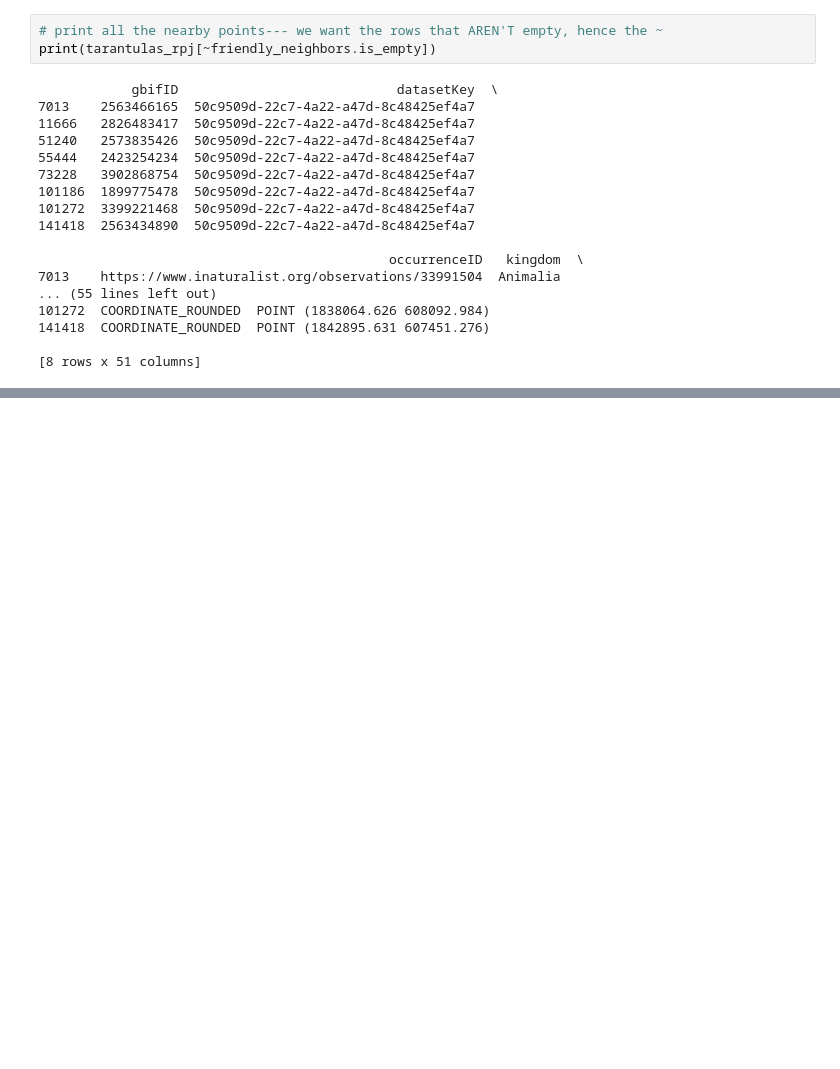
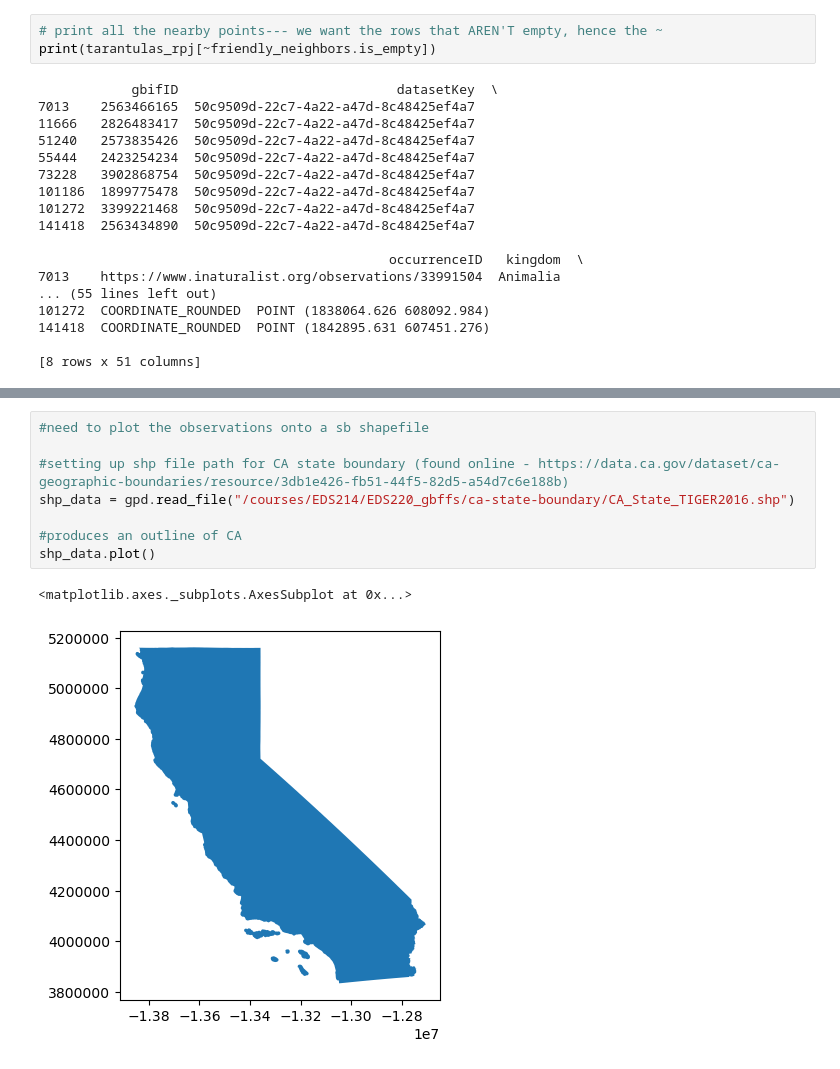
Before and after one commit to erica-bishop/eds220-finalproject, a Jupyter notebook: FINAL_workingcopy.ipynb, the cells around one changed output, grey strips where cells are left out. Drawn from its saved outputs; the diff is of its cells as text; blank space fills up the shorter version.

```diff
--- a/FINAL_workingcopy.ipynb
+++ b/FINAL_workingcopy.ipynb
@@ -299,0 +399,11 @@ print(tarantulas_rpj[~friendly_neighbors.is_empty])
+# %%
+#need to plot the observations onto a sb shapefile
+
+#setting up shp file path for CA state boundary (found online - https://data.ca.gov/dataset/ca-geographic-boundaries/resource/3db1e426-fb51-44f5-82d5-a54d7c6e188b)
+shp_data = gpd.read_file("/courses/EDS214/EDS220_gbffs/ca-state-boundary/CA_State_TIGER2016.shp")
+
+#produces an outline of CA
+shp_data.plot()
+# %% [output]
+<matplotlib.axes._subplots.AxesSubplot at 0x...>
+[figure, added]
```
Also changed, not shown: parts of 13 cells of this notebook.
